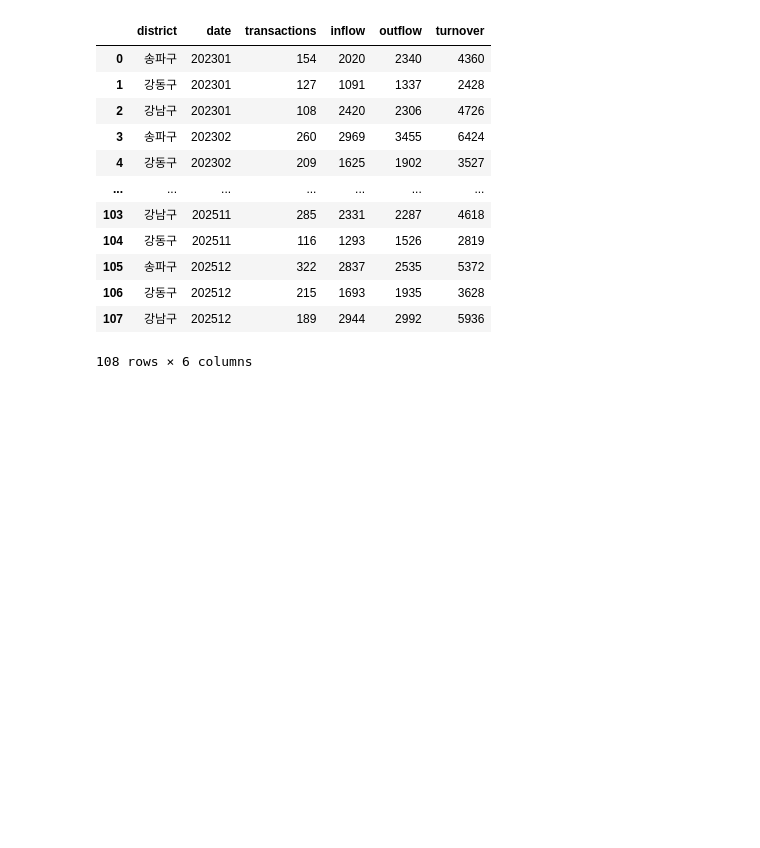
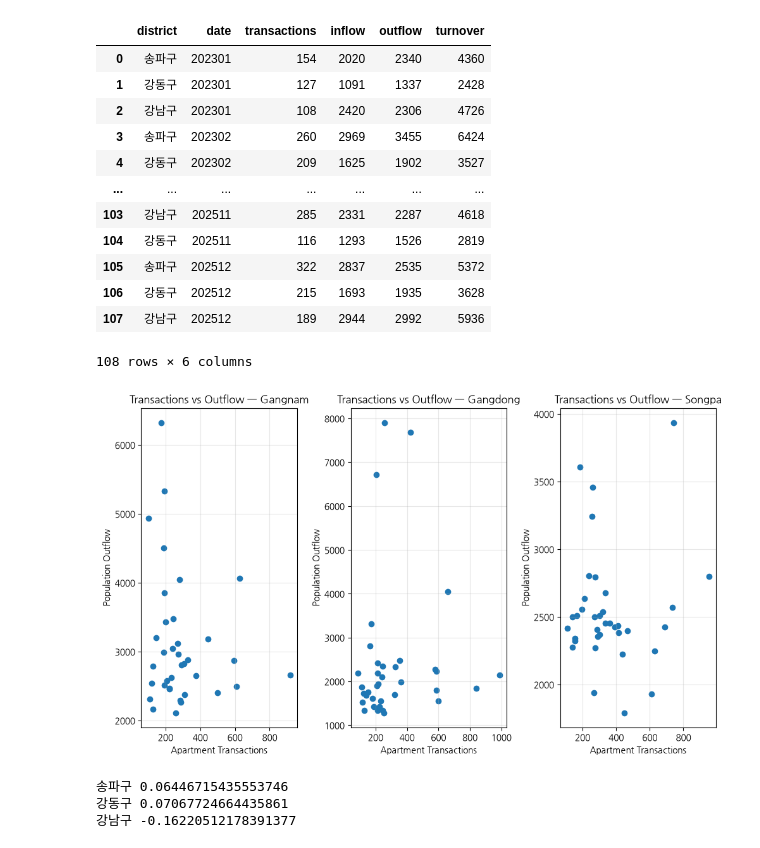
Before and after one commit to pssongs/korea-real-estate-population-movement, a Jupyter notebook: notebook/seoul_real_estate_population_analysis.ipynb, the cells around one changed output. Cells and saved outputs as stored; diff of their text form; code cells hidden in the pictures; blank space fills up the shorter version.

Commit message:
Test outflow vs transaction Pearson r

```diff
--- a/notebook/seoul_real_estate_population_analysis.ipynb
+++ b/notebook/seoul_real_estate_population_analysis.ipynb
@@ -350,3 +350,61 @@ display(combined_df)
 | 106 | 강동구 | 202512 | 215 | 1693 | 1935 | 3628 |
 | 107 | 강남구 | 202512 | 189 | 2944 | 2992 | 5936 |
 108 rows × 6 columns
+# %%
+# Scatter plot of transactions vs Inflow, Outflow, and Turnover
+
+fig, (ax1, ax2, ax3) = plt.subplots(1,3,figsize=(10,6))
+
+gangnam = combined_df[combined_df['district'] == '강남구']
+gangdong = combined_df[combined_df['district'] == '강동구']
+songpa = combined_df[combined_df['district'] == '송파구']
+
+ax1.scatter(
+    gangnam['transactions'],
+    gangnam['outflow']
+)
+
+ax1.set_xlabel('Apartment Transactions')
+ax1.set_ylabel('Population Outflow')
+ax1.set_title("Transactions vs Outflow — Gangnam")
+ax1.grid(alpha=0.3)
+
+ax2.scatter(
+    gangdong['transactions'],
+    gangdong['outflow']
+)
+
+ax2.set_xlabel('Apartment Transactions')
+ax2.set_ylabel('Population Outflow')
+ax2.set_title("Transactions vs Outflow — Gangdong")
+ax2.grid(alpha=0.3)
+
+ax3.scatter(
+    songpa['transactions'],
+    songpa['outflow']
+)
+
+ax3.set_xlabel('Apartment Transactions')
+ax3.set_ylabel('Population Outflow')
+ax3.set_title("Transactions vs Outflow — Songpa")
+ax3.grid(alpha=0.3)
+
+plt.tight_layout()
+plt.show()
+# %% [output]
+[figure, added]
+# %%
+# Correlation of each district
+
+for district in combined_df['district'].unique():
+    district_df = combined_df[combined_df['district'] == district]
+
+    correlation = district_df['transactions'].corr(
+        district_df['outflow']
+    )
+
+    print(district, correlation)
+# %% [output]
+송파구 0.06446715435553746
+강동구 0.07067724664435861
+강남구 -0.16220512178391377
```
Also changed, not shown: parts of 3 cells of this notebook, 1 other file.
